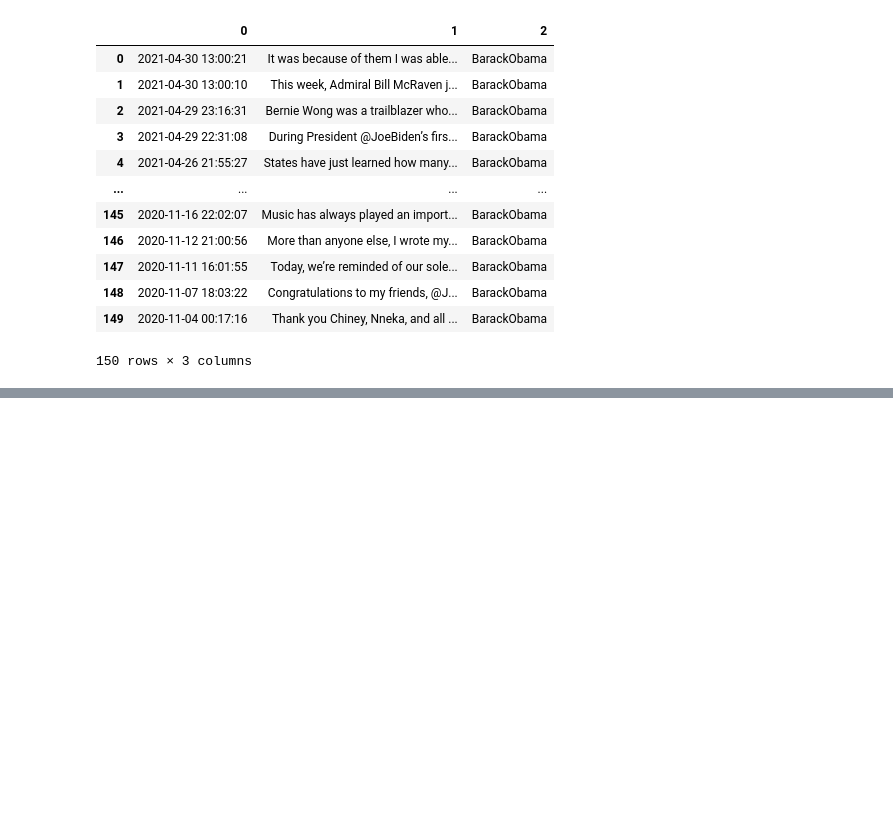
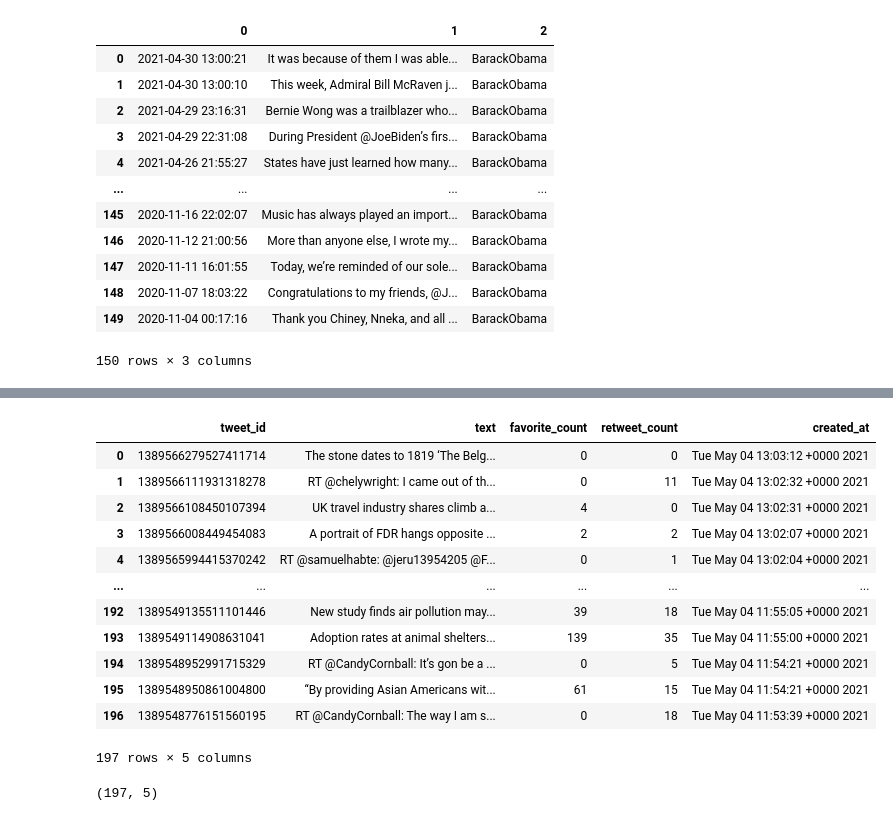
Before and after one commit to heranmane/hatespeechdetector, a Jupyter notebook: twitter scrape .ipynb, the cells around one changed output, grey strips where cells are left out. Cells and saved outputs as stored; diff of their text form; code cells hidden in the pictures; blank space fills up the shorter version.

Commit message:
create scrape table

```diff
--- a/twitter scrape .ipynb
+++ b/twitter scrape .ipynb
@@ -219,0 +111,20 @@ tweets_df = pd.DataFrame(text_tweets)
+# %%
+tweet_json
+# %% [output]
+|  | tweet_id | text | favorite_count | retweet_count | created_at |
+| 0 | 1389566279527411714 | The stone dates to 1819 ‘The Belg... | 0 | 0 | Tue May 04 13:03:12 +0000 2021 |
+| 1 | 1389566111931318278 | RT @chelywright: I came out of th... | 0 | 11 | Tue May 04 13:02:32 +0000 2021 |
+| 2 | 1389566108450107394 | UK travel industry shares climb a... | 4 | 0 | Tue May 04 13:02:31 +0000 2021 |
+| 3 | 1389566008449454083 | A portrait of FDR hangs opposite ... | 2 | 2 | Tue May 04 13:02:07 +0000 2021 |
+| 4 | 1389565994415370242 | RT @samuelhabte: @jeru13954205 @F... | 0 | 1 | Tue May 04 13:02:04 +0000 2021 |
+| ... | ... | ... | ... | ... | ... |
+| 192 | 1389549135511101446 | New study finds air pollution may... | 39 | 18 | Tue May 04 11:55:05 +0000 2021 |
+| 193 | 1389549114908631041 | Adoption rates at animal shelters... | 139 | 35 | Tue May 04 11:55:00 +0000 2021 |
+| 194 | 1389548952991715329 | RT @CandyCornball: It’s gon be a ... | 0 | 5 | Tue May 04 11:54:21 +0000 2021 |
+| 195 | 1389548950861004800 | “By providing Asian Americans wit... | 61 | 15 | Tue May 04 11:54:21 +0000 2021 |
+| 196 | 1389548776151560195 | RT @CandyCornball: The way I am s... | 0 | 18 | Tue May 04 11:53:39 +0000 2021 |
+197 rows × 5 columns
+# %%
+tweet_json.shape
+# %% [output]
+(197, 5)
```
Also changed, not shown: parts of 25 cells of this notebook, 4 other files.
